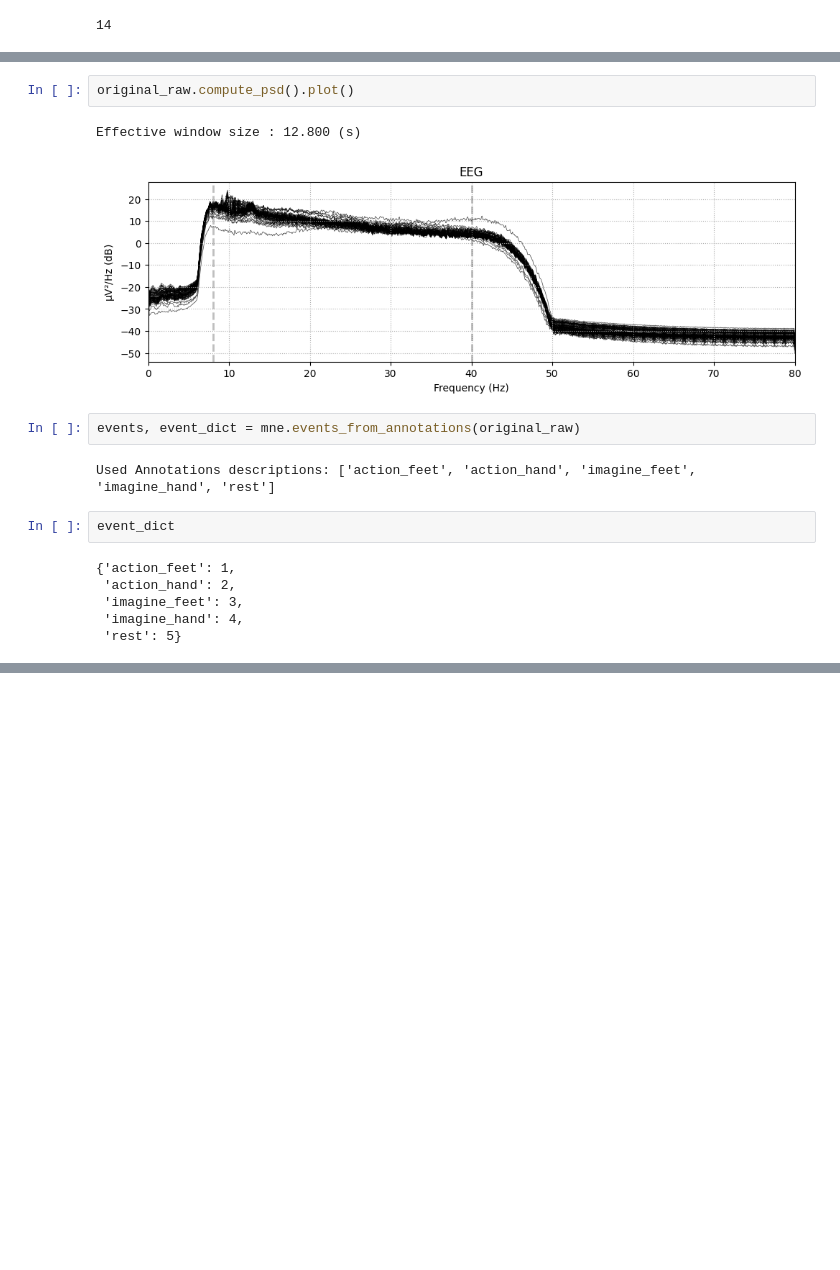
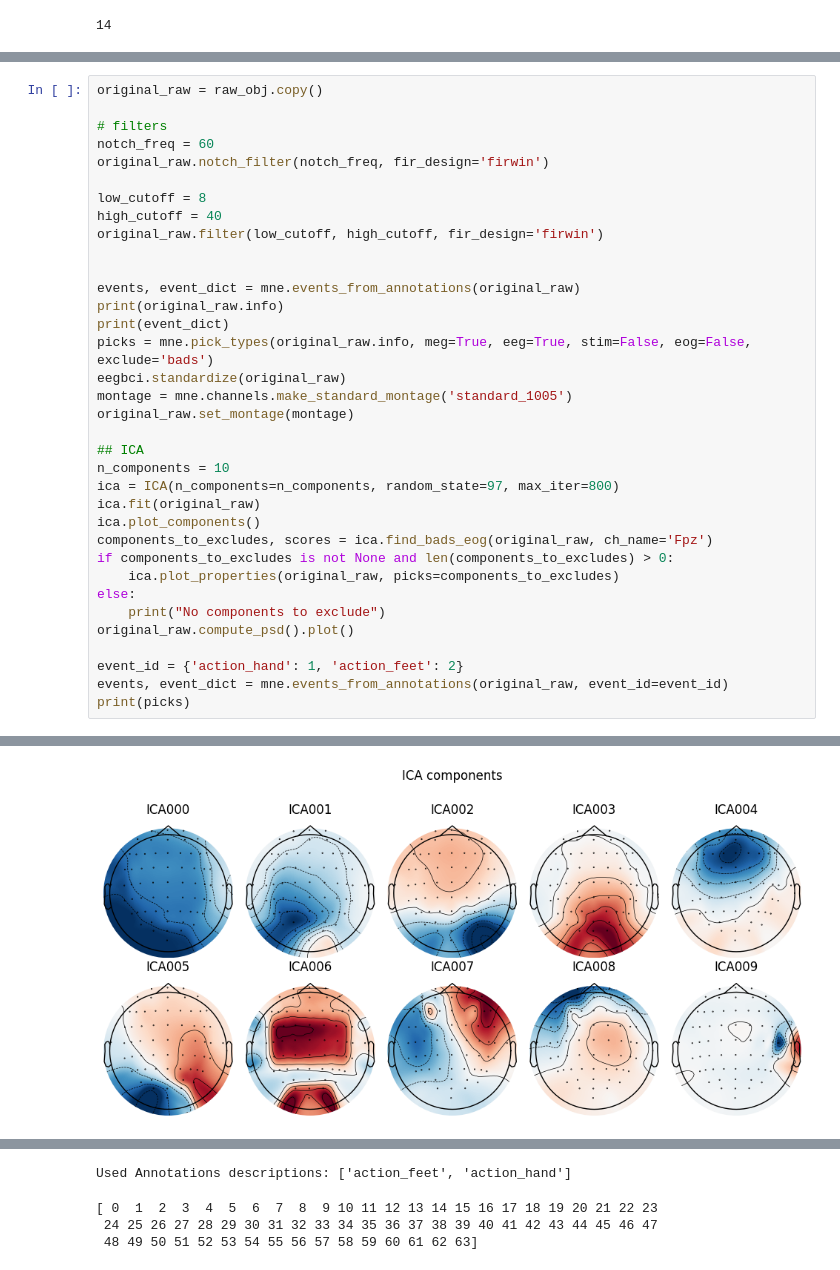
Before and after one commit to owalid/total-perspective-vortex, a Jupyter notebook: analysis/training_test.ipynb, the cells around one changed output, grey strips where cells are left out. Saved outputs shown, nothing was run; the diff lists cells and outputs as text; blank space fills up the shorter version.

```diff
--- a/analysis/training_test.ipynb
+++ b/analysis/training_test.ipynb
@@ -195,17 +92,36 @@ Ready.
-# %%
-original_raw.compute_psd().plot()
-# %% [output]
-Effective window size : 12.800 (s)
-[figure, removed]
-# %%
-events, event_dict = mne.events_from_annotations(original_raw)
-# %% [output]
-Used Annotations descriptions: ['action_feet', 'action_hand', 'imagine_feet', 'imagine_hand', 'rest']
-# %%
-event_dict
-# %% [output]
-{'action_feet': 1,
- 'action_hand': 2,
- 'imagine_feet': 3,
- 'imagine_hand': 4,
- 'rest': 5}
+# %%
+original_raw = raw_obj.copy()
+
+# filters
+notch_freq = 60
+original_raw.notch_filter(notch_freq, fir_design='firwin')
+
+low_cutoff = 8
+high_cutoff = 40
+original_raw.filter(low_cutoff, high_cutoff, fir_design='firwin')
+
+
+events, event_dict = mne.events_from_annotations(original_raw)
+print(original_raw.info)
+print(event_dict)
+picks = mne.pick_types(original_raw.info, meg=True, eeg=True, stim=False, eog=False, exclude='bads')
+eegbci.standardize(original_raw)
+montage = mne.channels.make_standard_montage('standard_1005')
+original_raw.set_montage(montage)
+
+## ICA
+n_components = 10
+ica = ICA(n_components=n_components, random_state=97, max_iter=800)
+ica.fit(original_raw)
+ica.plot_components()
+components_to_excludes, scores = ica.find_bads_eog(original_raw, ch_name='Fpz')
+if components_to_excludes is not None and len(components_to_excludes) > 0:
+    ica.plot_properties(original_raw, picks=components_to_excludes)
+else:
+    print("No components to exclude")
+original_raw.compute_psd().plot()
+
+event_id = {'action_hand': 1, 'action_feet': 2}
+events, event_dict = mne.events_from_annotations(original_raw, event_id=event_id)
+print(picks)
+# %% [output]
@@ -211,0 +174 @@ event_dict
+[figure, added]
@@ -211,0 +201,4 @@ event_dict
+Used Annotations descriptions: ['action_feet', 'action_hand']
+[ 0  1  2  3  4  5  6  7  8  9 10 11 12 13 14 15 16 17 18 19 20 21 22 23
+ 24 25 26 27 28 29 30 31 32 33 34 35 36 37 38 39 40 41 42 43 44 45 46 47
+ 48 49 50 51 52 53 54 55 56 57 58 59 60 61 62 63]
```
Also changed, not shown: parts of 29 cells of this notebook, 49 other files.
